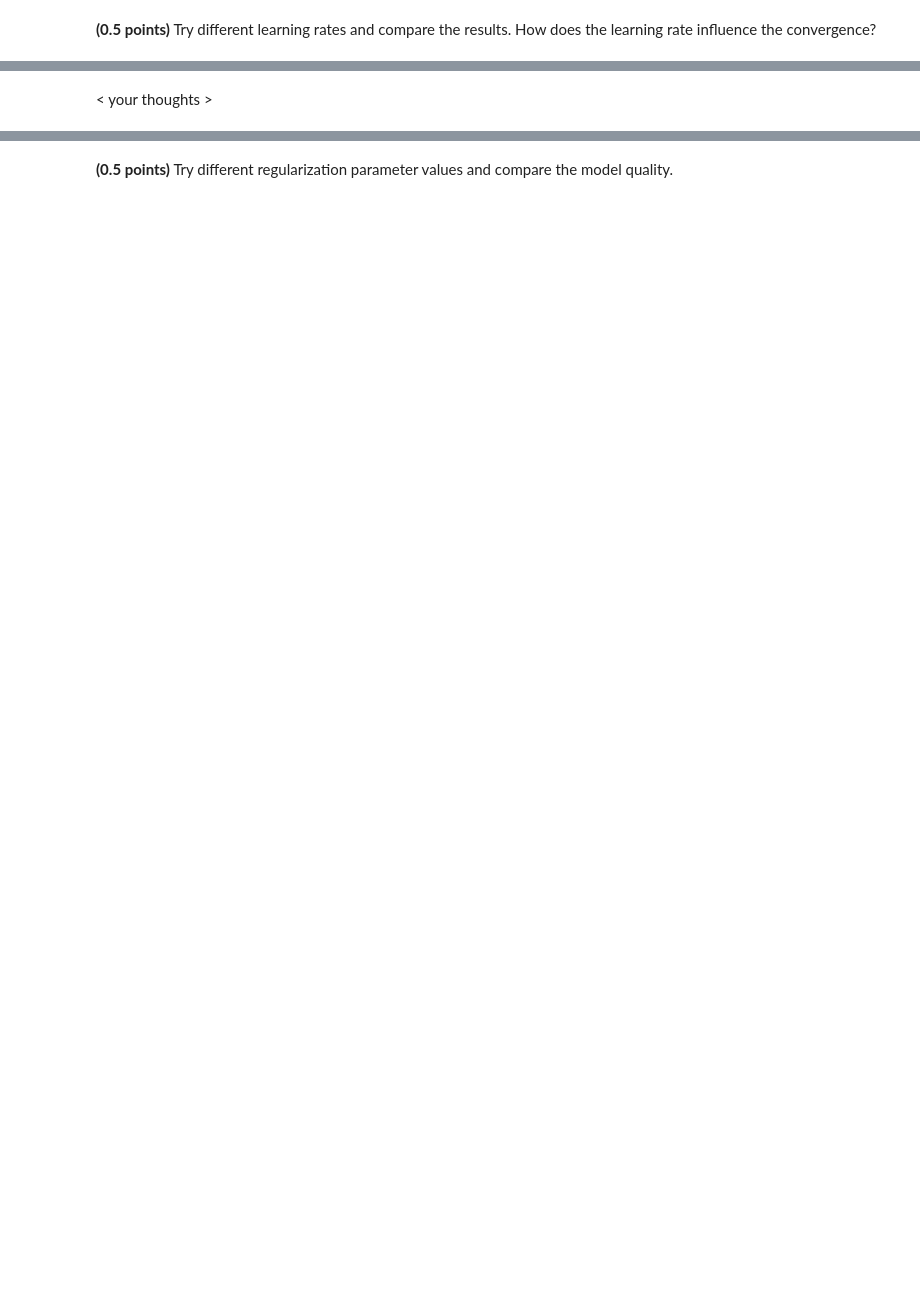
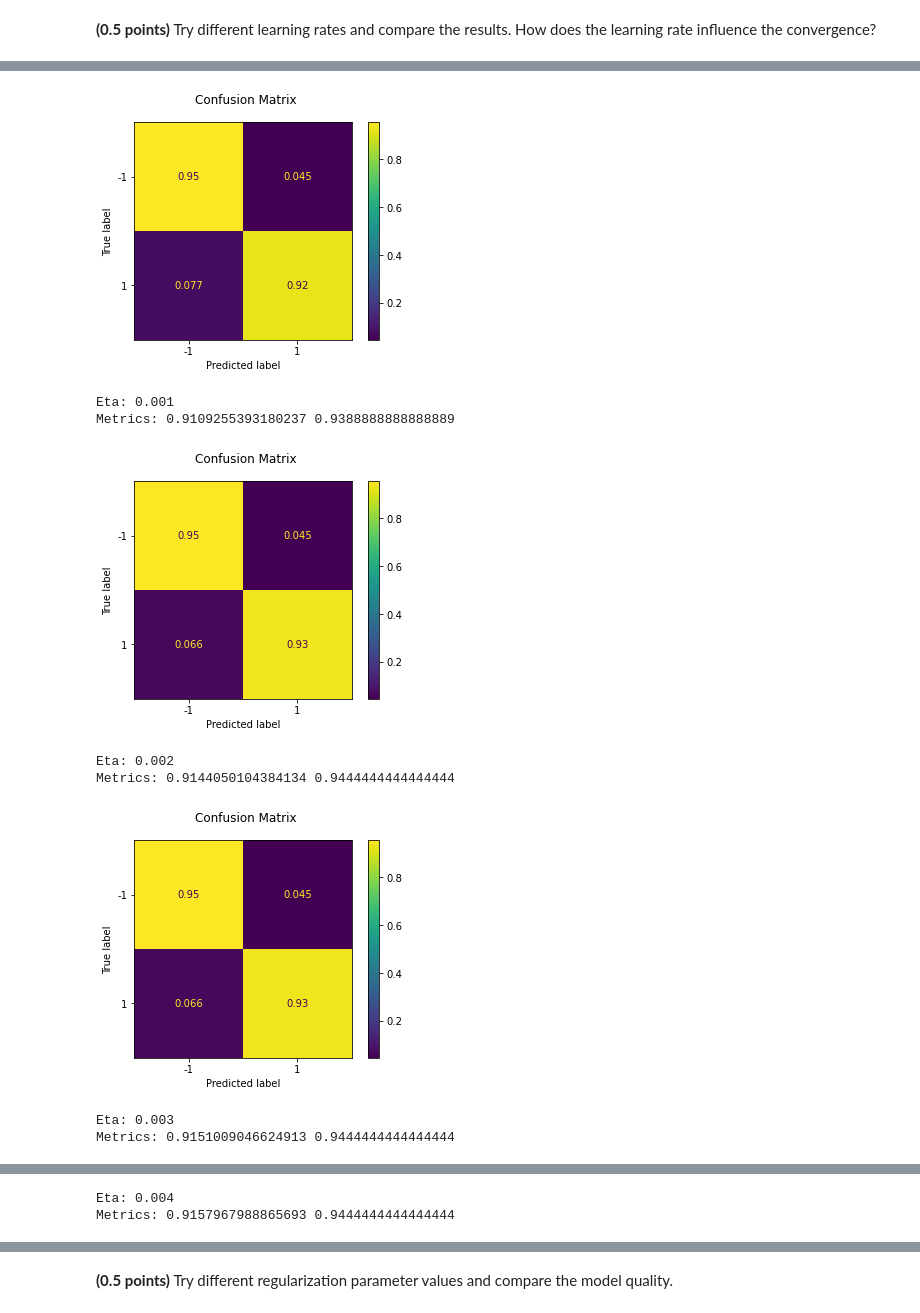
Before and after one commit to AlexeyZubar/Classification_linear_knn, a Jupyter notebook: hw_classification.ipynb, the cells around one changed output, grey strips where cells are left out. Cells and saved outputs as stored; diff of their text form; code cells hidden in the pictures; blank space fills up the shorter version.

```diff
--- a/hw_classification.ipynb
+++ b/hw_classification.ipynb
@@ -241,20 +221,2 @@ plt.show()
 # %% [markdown]
 **(0.5 points)** Try different learning rates and compare the results. How does the learning rate influence the convergence?
-# %%
-## your code
-convergence_history=[]
-eta_list = [0.0001, 0.001,0.01, 0.1, 1.0]
-for eta_i in eta_list:
-    print('Eta:', eta_i)
-    lr_clf = CustomLogisticRegression(eta=eta_i,max_iter=10000, tol=1e-4)
-    train_acc, test_acc = fit_evaluate(lr_clf, X_train, y_train, X_test, y_test)
-    convergence_history.append(lr_clf.convergence)
-    print('Metrics:',train_acc, test_acc)
-y = np.array(convergence_history)
-x = np.array(eta_list)
-# plotting
-plt.title("Convergence history")
-plt.xlabel("Eta")
-plt.ylabel("Number of Iteration")
-plt.plot(x, y, color ="red")
-plt.show()
@@ -278,2 +223,36 @@ Metrics: 0.4968684759916493 0.49166666666666664
-# %% [markdown]
-< your thoughts >
+# %%
+## your code
+eta_list = [0.001, 0.002, 0.003, 0.004, 0.005,0.01]
+all_lost=[]
+for eta_i in eta_list:
+    lr_clf = CustomLogisticRegression(eta=eta_i,max_iter=1000, tol=1e-5)
+    train_acc, test_acc = fit_evaluate(lr_clf, X_train, y_train, X_test, y_test)
+    print('Eta:', eta_i)
+    print('Metrics:',train_acc, test_acc)
+    all_lost.append(np.array(lr_clf.get_loss_history))
+y = np.array(all_lost)
+x = np.arange(1, y[0].shape[0]+1)
+# plotting
+plt.figure(figsize = (20,15))
+plt.title("Loss history")
+plt.xlabel("Iteration")
+plt.ylabel("Loss history")
+plt.plot(np.arange(1, y[0].shape[0]+1), y[0])
+plt.plot(np.arange(1, y[1].shape[0]+1), y[1])
+plt.plot(np.arange(1, y[2].shape[0]+1), y[2])
+plt.plot(np.arange(1, y[3].shape[0]+1), y[3])
+plt.plot(np.arange(1, y[4].shape[0]+1), y[4])
+plt.plot(np.arange(1, y[5].shape[0]+1), y[5])
+#plt.plot(np.arange(1, y[6].shape[0]+1), y[6])
+plt.legend(labels=["0.001", "0.002", "0.003", "0.004", "0.005","0.01"], title = "Eta")
+plt.show()
+# %% [output]
+[figure, added]
+Eta: 0.001
+Metrics: 0.9109255393180237 0.9388888888888889
+[figure, added]
+Eta: 0.002
+Metrics: 0.9144050104384134 0.9444444444444444
+[figure, added]
+Eta: 0.003
+Metrics: 0.9151009046624913 0.9444444444444444
@@ -279,0 +260,2 @@ Metrics: 0.4968684759916493 0.49166666666666664
+Eta: 0.004
+Metrics: 0.9157967988865693 0.9444444444444444
```
Also changed, not shown: parts of 36 cells of this notebook.
